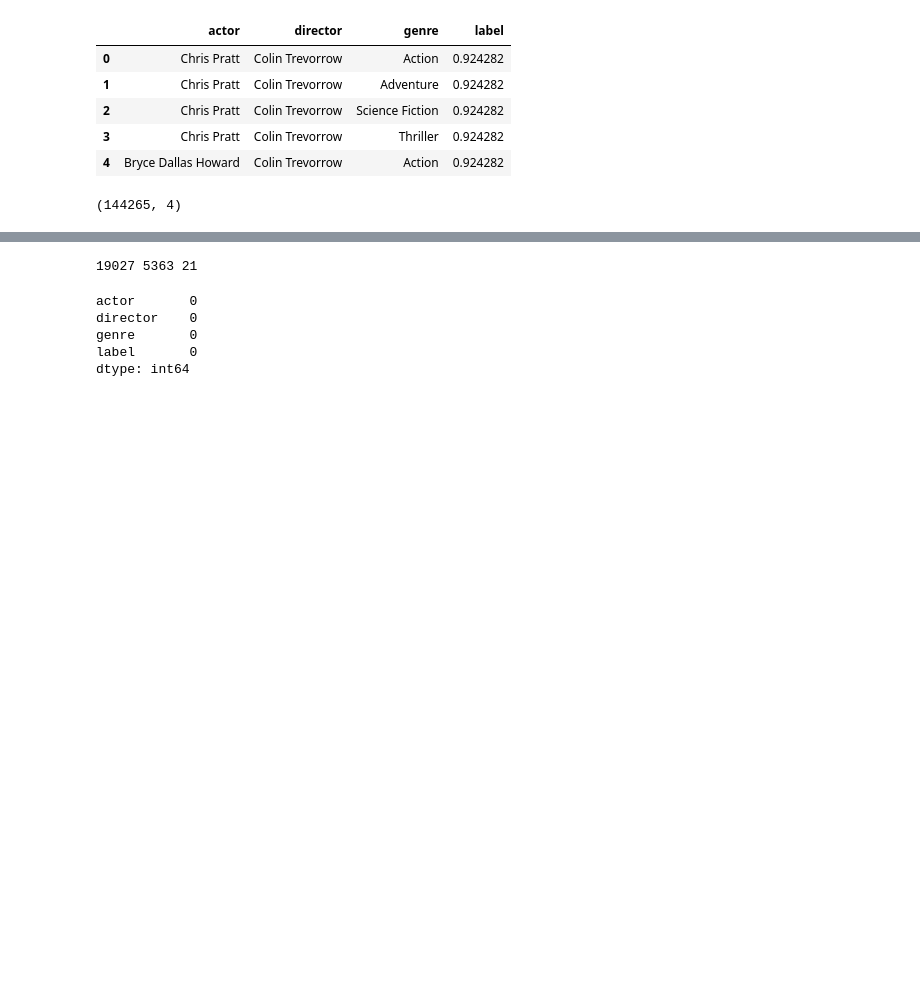
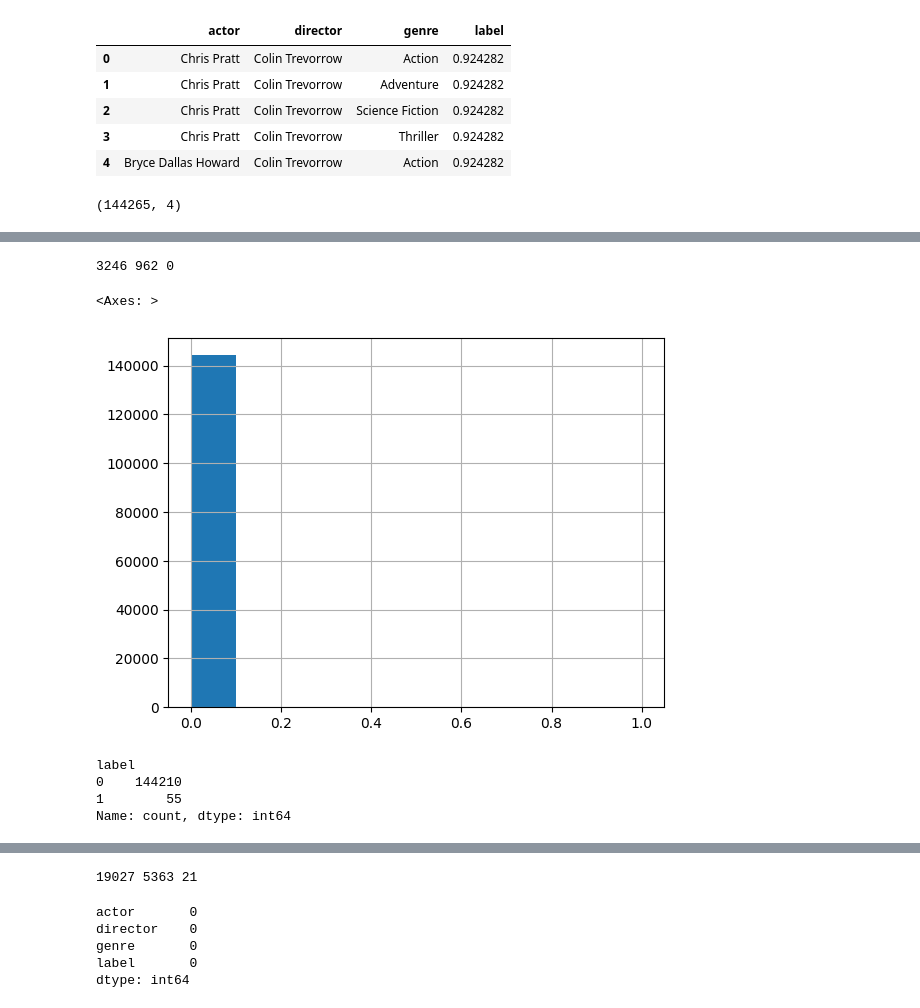
Before and after one commit to Entro01/ML, a Jupyter notebook: hit-or-flop.ipynb, the cells around one changed output, grey strips where cells are left out. Drawn from its saved outputs; the diff is of its cells as text; code cells hidden in the pictures; blank space fills up the shorter version.

```diff
--- a/hit-or-flop.ipynb
+++ b/hit-or-flop.ipynb
@@ -293,3 +318,19 @@ num_genre = len(mapping_genre)
 # converting the continous label into a binary label
 
 df['label'] = df['label'].apply(lambda x: 1 if x >= 0.5 else 0)
+# %%
+print(mapping_actor['Chris Pratt'], mapping_director['Colin Trevorrow'], mapping_genre['Action'])
+# %% [output]
+3246 962 0
+# %%
+df['label'].hist()
+# %% [output]
+<Axes: >
+[figure, added]
+# %%
+df['label'].value_counts()
+# %% [output]
+label
+0    144210
+1        55
+Name: count, dtype: int64
```
Also changed, not shown: parts of 5 cells of this notebook.
